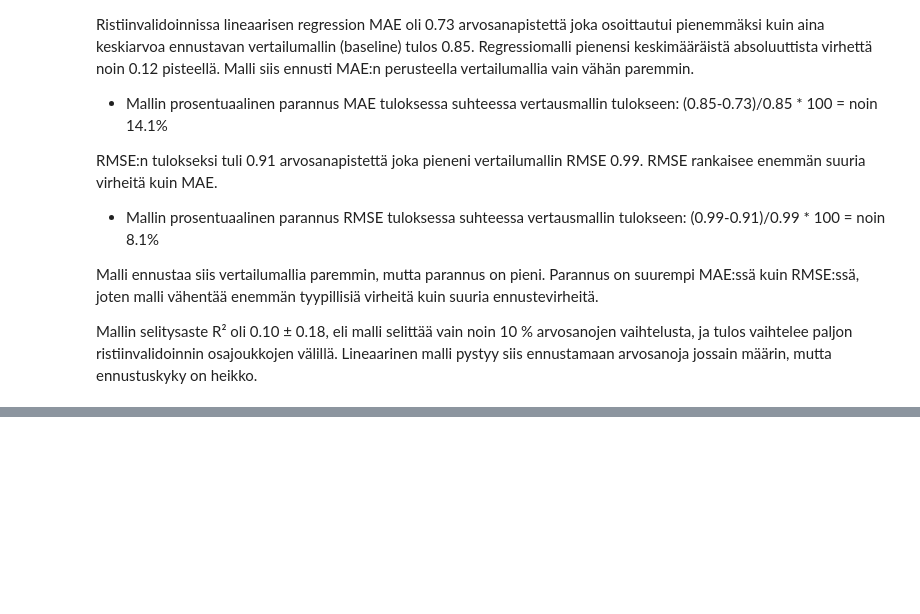
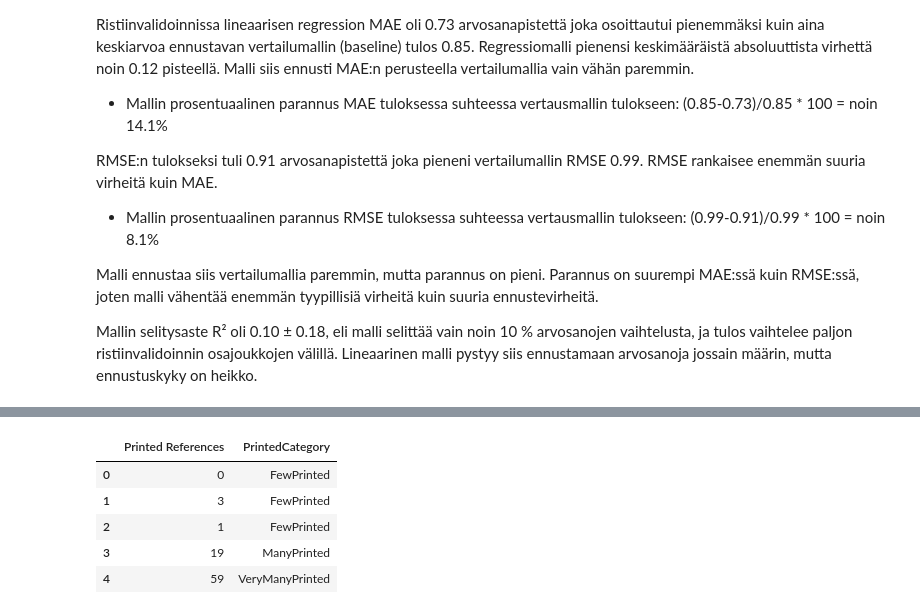
Before and after one commit to Jere-4/MachineLearningProject, a Jupyter notebook: project/thesis_grades.ipynb, the cells around one changed output, grey strips where cells are left out. Saved outputs shown, nothing was run; the diff lists cells and outputs as text; code cells hidden in the pictures; blank space fills up the shorter version.

```diff
--- a/project/thesis_grades.ipynb
+++ b/project/thesis_grades.ipynb
@@ -239,0 +271,15 @@ Mallin selitysaste R² oli 0.10 ± 0.18, eli malli selittää vain noin 10 % arv
+# %%
+df["PrintedCategory"] = pd.cut(
+df["Printed References"],
+bins=[-1, 5, 15, 30, 200],
+labels=["FewPrinted", "MediumPrinted",
+"ManyPrinted", "VeryManyPrinted"]
+)
+df[["Printed References", "PrintedCategory"]].head()
+# %% [output]
+|  | Printed References | PrintedCategory |
+| 0 | 0 | FewPrinted |
+| 1 | 3 | FewPrinted |
+| 2 | 1 | FewPrinted |
+| 3 | 19 | ManyPrinted |
+| 4 | 59 | VeryManyPrinted |
```
Also changed, not shown: parts of 6 cells of this notebook.
